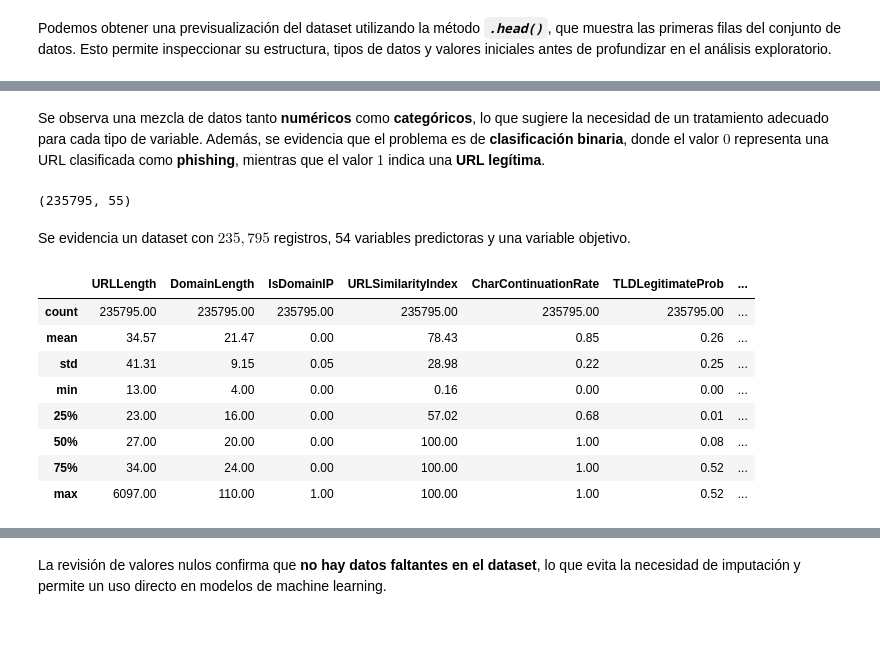
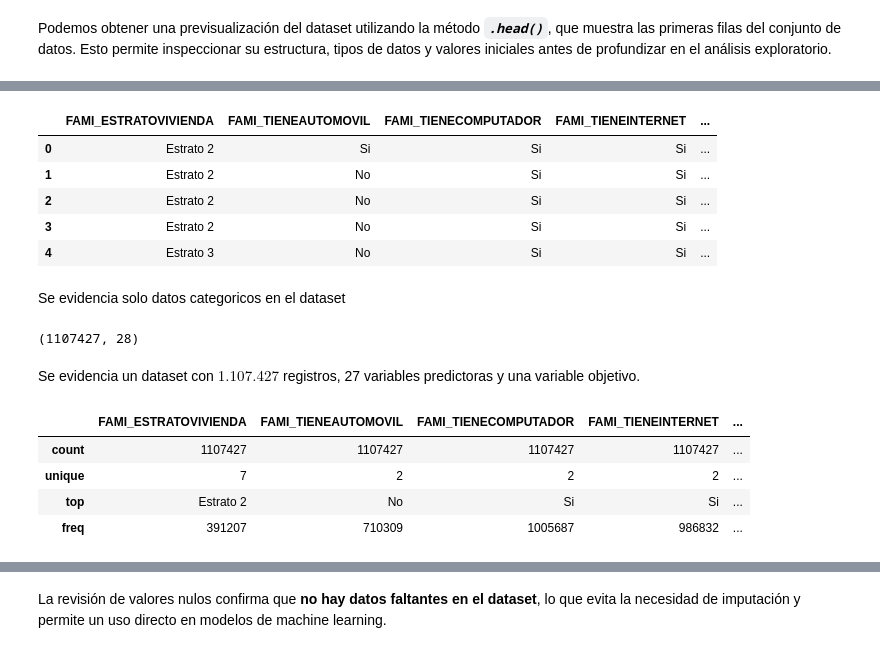
Before and after one commit to SergioSilveraM/jbook_ml202501, a Jupyter notebook: _sources/EDA.ipynb, the cells around one changed output, grey strips where cells are left out. Cells and saved outputs as stored; diff of their text form; code cells hidden in the pictures.

Commit message:
EDA Saber Pro

```diff
--- a/_sources/EDA.ipynb
+++ b/_sources/EDA.ipynb
@@ -68,2 +52,4 @@ display(phiusiil_phishing_url_website.metadata)
+# %%
+df = pd.read_csv("../Datos_Saber_Pro.csv")
 # %% [markdown]
 ### ***Variables***
@@ -185,5 +115,2 @@ import scipy.stats as stats
 # %% [markdown]
 Podemos obtener una previsualización del dataset utilizando la método ***`.head()`***, que muestra las primeras filas del conjunto de datos. Esto permite inspeccionar su estructura, tipos de datos y valores iniciales antes de profundizar en el análisis exploratorio.
-# %%
-df = pd.concat([X, y], axis=1)
-df.head()
@@ -197,20 +117,25 @@ df.head()
-# %% [markdown]
-Se observa una mezcla de datos tanto **numéricos** como **categóricos**, lo que sugiere la necesidad de un tratamiento adecuado para cada tipo de variable. Además, se evidencia que el problema es de **clasificación binaria**, donde el valor $0$ representa una URL clasificada como **phishing**, mientras que el valor $1$ indica una **URL legítima**.
+# %%
+df.head()
+# %% [output]
+|  | FAMI_ESTRATOVIVIENDA | FAMI_TIENEAUTOMOVIL | FAMI_TIENECOMPUTADOR | FAMI_TIENEINTERNET | ... |
+| 0 | Estrato 2 | Si | Si | Si | ... |
+| 1 | Estrato 2 | No | Si | Si | ... |
+| 2 | Estrato 2 | No | Si | Si | ... |
+| 3 | Estrato 2 | No | Si | Si | ... |
+| 4 | Estrato 3 | No | Si | Si | ... |
+# %% [markdown]
+Se evidencia solo datos categoricos en el dataset
 # %%
 df.shape
 # %% [output]
-(235795, 55)
+(1107427, 28)
 # %% [markdown]
-Se evidencia un dataset con $235,795$ registros, 54 variables predictoras y una variable objetivo.
+Se evidencia un dataset con $1.107.427$ registros, 27 variables predictoras y una variable objetivo.
 # %%
-X.describe()
+df.describe()
 # %% [output]
-|  | URLLength | DomainLength | IsDomainIP | URLSimilarityIndex | CharContinuationRate | TLDLegitimateProb | ... |
-| count | 235795.00 | 235795.00 | 235795.00 | 235795.00 | 235795.00 | 235795.00 | ... |
-| mean | 34.57 | 21.47 | 0.00 | 78.43 | 0.85 | 0.26 | ... |
-| std | 41.31 | 9.15 | 0.05 | 28.98 | 0.22 | 0.25 | ... |
-| min | 13.00 | 4.00 | 0.00 | 0.16 | 0.00 | 0.00 | ... |
-| 25% | 23.00 | 16.00 | 0.00 | 57.02 | 0.68 | 0.01 | ... |
-| 50% | 27.00 | 20.00 | 0.00 | 100.00 | 1.00 | 0.08 | ... |
-| 75% | 34.00 | 24.00 | 0.00 | 100.00 | 1.00 | 0.52 | ... |
-| max | 6097.00 | 110.00 | 1.00 | 100.00 | 1.00 | 0.52 | ... |
+|  | FAMI_ESTRATOVIVIENDA | FAMI_TIENEAUTOMOVIL | FAMI_TIENECOMPUTADOR | FAMI_TIENEINTERNET | ... |
+| count | 1107427 | 1107427 | 1107427 | 1107427 | ... |
+| unique | 7 | 2 | 2 | 2 | ... |
+| top | Estrato 2 | No | Si | Si | ... |
+| freq | 391207 | 710309 | 1005687 | 986832 | ... |
```
Also changed, not shown: parts of 162 cells of this notebook, 45 other files.
